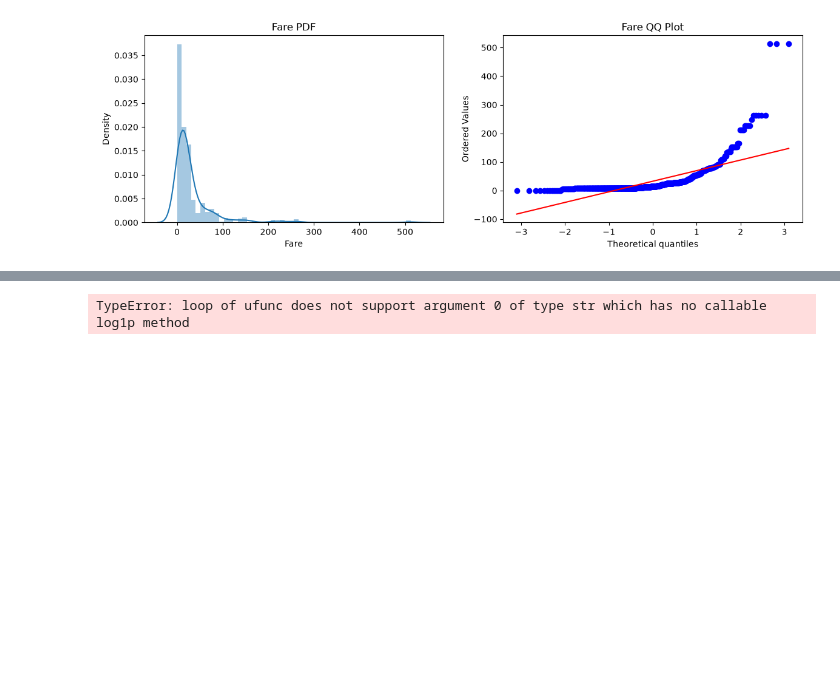
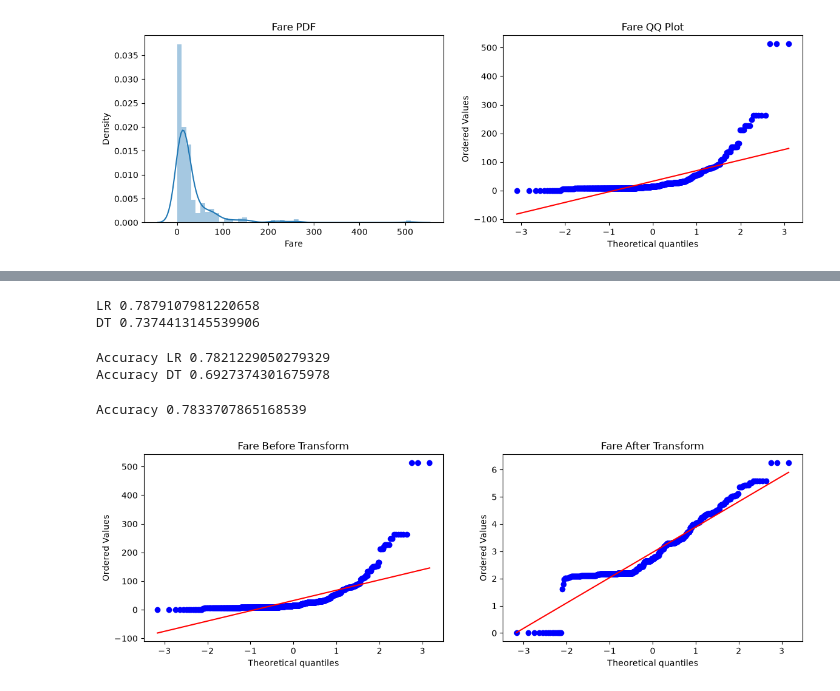
Before and after one commit to pranavwadatkar785-creator/structured-learning, a Jupyter notebook: Transformers/Function Transformer.ipynb, the cells around one changed output, grey strips where cells are left out. Cells and saved outputs as stored; diff of their text form; code cells hidden in the pictures; blank space fills up the shorter version.

Commit message:
Solved with ColumnTransformer

```diff
--- a/Transformers/Function Transformer.ipynb
+++ b/Transformers/Function Transformer.ipynb
@@ -168,5 +171,5 @@ Accuracy clf:  0.7821229050279329
 # %%
-x_transformed = trf.fit_transform(x)
+x_transformed = trf.fit_transform(x_train)
 
 lr2 = LogisticRegression()
 clf2 = DecisionTreeClassifier()
@@ -174,4 +177,56 @@ clf2 = DecisionTreeClassifier()
 print("LR", np.mean(cross_val_score(lr2, x_transformed, y_train, scoring='accuracy', cv=10)))
 print("DT", np.mean(cross_val_score(clf2, x_transformed, y_train, scoring='accuracy', cv=10)))
 # %% [output]
-TypeError: loop of ufunc does not support argument 0 of type str which has no callable log1p method
+LR 0.7879107981220658
+DT 0.7374413145539906
+# %%
+trf2 = ColumnTransformer([('log',FunctionTransformer(np.log1p),['Fare'])],remainder='passthrough')
+
+x_train_transformed2 = trf2.fit_transform(x_train)
+x_test_transformed2 = trf2.transform(x_test)
+# %%
+clf = LogisticRegression()
+clf2 = DecisionTreeClassifier()
+
+clf.fit(x_train_transformed2,y_train)
+clf2.fit(x_train_transformed2,y_train)
+
+y_pred = clf.predict(x_test_transformed2)
+y_pred2 = clf2.predict(x_test_transformed2)
+
+print("Accuracy LR",accuracy_score(y_test,y_pred))
+print("Accuracy DT",accuracy_score(y_test,y_pred2))
+# %% [output]
+Accuracy LR 0.7821229050279329
+Accuracy DT 0.6927374301675978
+# %%
+def apply_transform(transform):
+    X = titanic.iloc[:,1:4]
+    y = titanic.iloc[:,0]
+
+    trf = ColumnTransformer([('log',FunctionTransformer(transform),['Fare']),
+                             ('ohe',OneHotEncoder(),['Sex']),
+                             ('imputer',SimpleImputer(),['Age'])],remainder='passthrough')
+
+    X_trans = trf.fit_transform(X)
+
+    clf = LogisticRegression()
+
+    print("Accuracy",np.mean(cross_val_score(clf,X_trans,y,scoring='accuracy',cv=10)))
+
+    plt.figure(figsize=(14,4))
+
+    plt.subplot(121)
+    stats.probplot(X['Fare'], dist="norm", plot=plt)
+    plt.title('Fare Before Transform')
+
+    plt.subplot(122)
+    stats.probplot(X_trans[:,0], dist="norm", plot=plt)
+    plt.title('Fare After Transform')
+
+    plt.show()
+# %%
+apply_transform(np.log1p)
+# %% [output]
+Accuracy 0.7833707865168539
+[figure, added]
```
Also changed, not shown: parts of 4 cells of this notebook.
